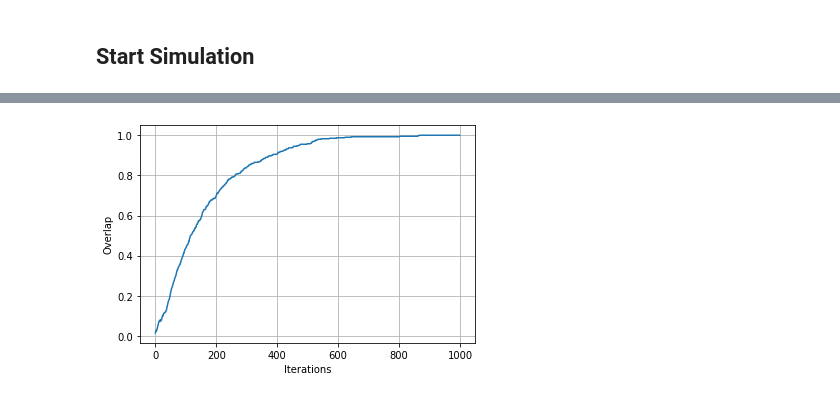
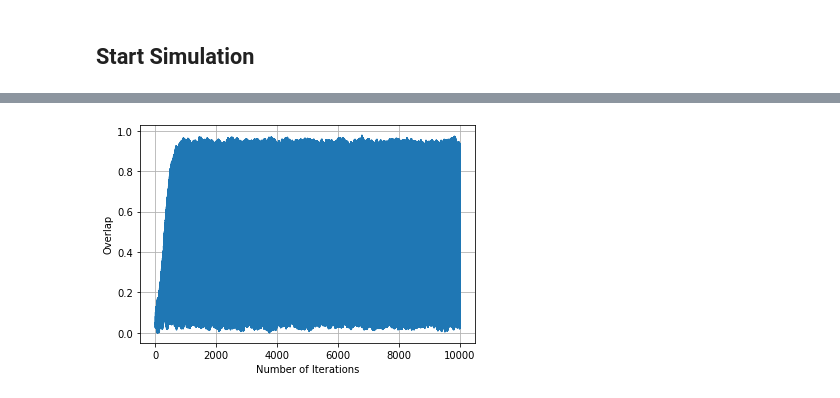
Before and after one commit to galannp/Markov, a Jupyter notebook: notebook/test_chun.ipynb, the cells around one changed output, grey strips where cells are left out. Drawn from its saved outputs; the diff is of its cells as text; code cells hidden in the pictures.

```diff
--- a/notebook/test_chun.ipynb
+++ b/notebook/test_chun.ipynb
@@ -149,7 +52,3 @@ def sim(G:nx.graph, ch1:Metropolis, ch2:Metropolis, true_group:np.ndarray, num_s
 # %%
 chain_1.reset();chain_2.reset()
-ov1, ov2 = sim(G, chain_1, chain_2, true_group_label, 10, 1000, 5, 0)
-plt.plot(ov1)
-plt.xlabel('Iterations')
-plt.ylabel('Overlap')
-plt.grid()
+ov1, ov2 = sim_one_round(G, chain_1, chain_2, true_group_label, 10000, 20, 1)
@@ -158,7 +55,4 @@ plt.grid()
-# %%
-plt.plot(ov2)
-plt.xlabel('Iterations')
-plt.ylabel('Overlap')
-plt.grid()
-# %% [output]
-[figure, removed]
+# %%
+plot_sim(ov1, 'Number of Iterations', 'Overlap')
+# %% [output]
+[figure, added]
```
Also changed, not shown: parts of 6 cells of this notebook, 1 other file.
